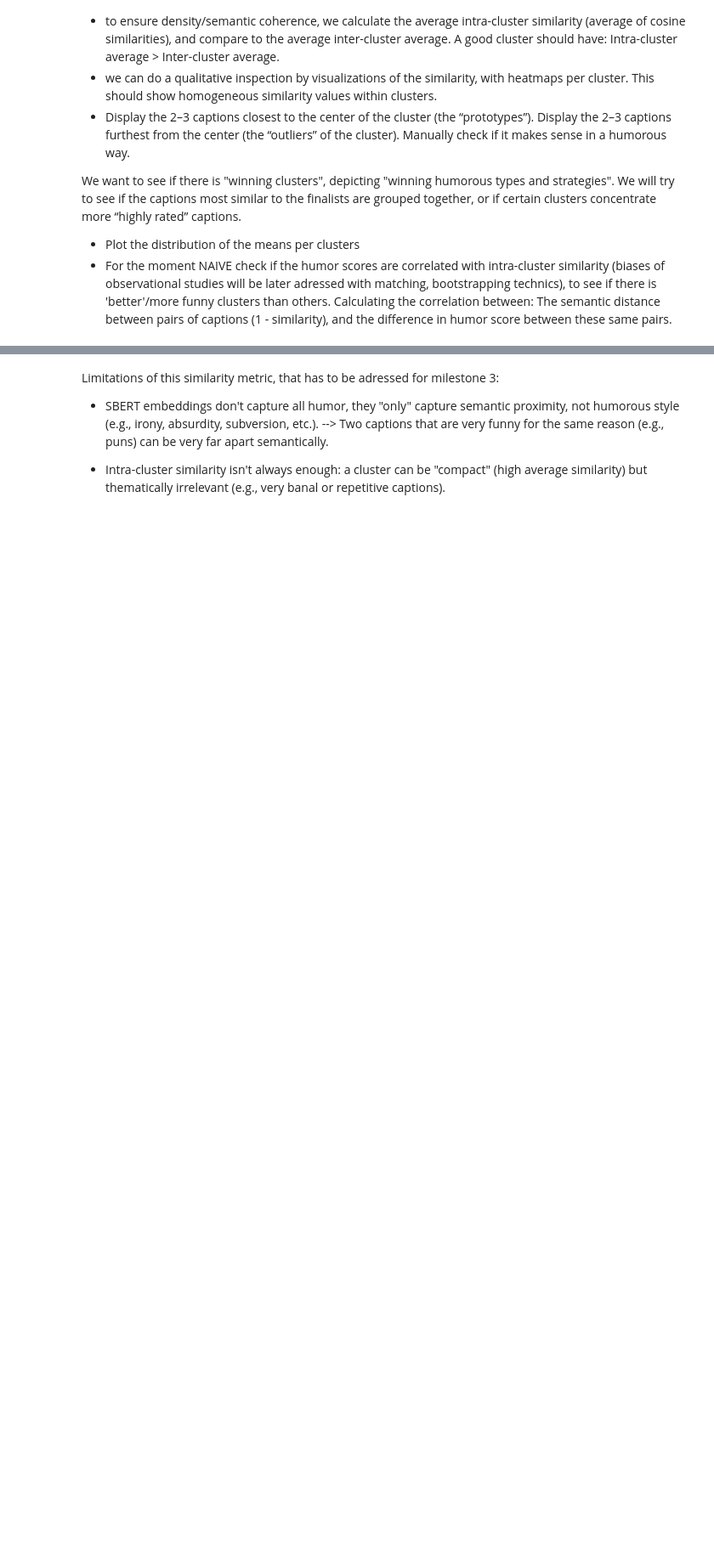
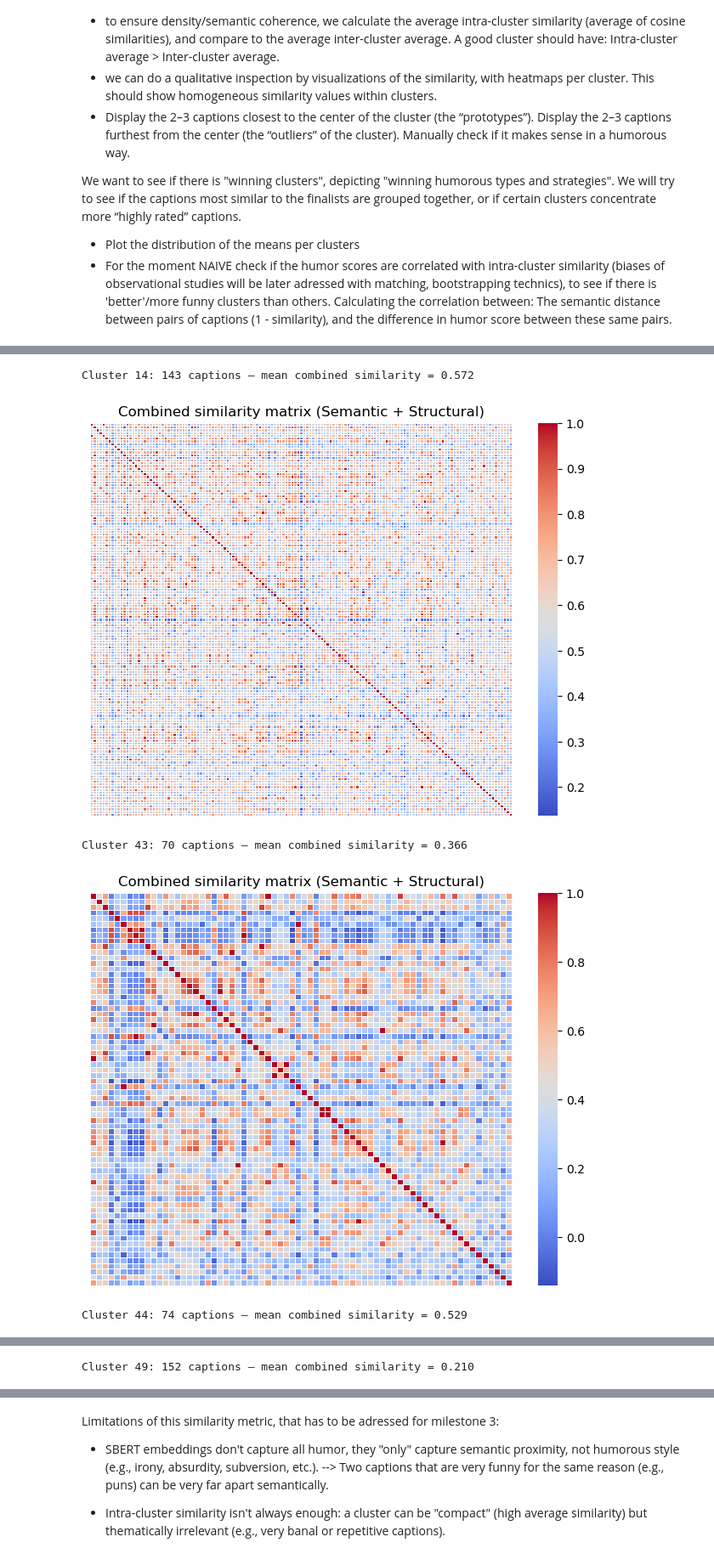
Before and after one commit to epfl-ada/ada-2025-project-adacore42, a Jupyter notebook: results copy.ipynb, the cells around one changed output, grey strips where cells are left out. Shown at 85% size. Saved outputs shown, nothing was run; the diff lists cells and outputs as text; code cells hidden in the pictures; blank space fills up the shorter version.

```diff
--- a/results copy.ipynb
+++ b/results copy.ipynb
@@ -344,0 +337,9 @@ UMAP dimensional reduction
+# %%
+# 2 Analysis of similarity of captions within each clusters to see if the clustering with kNN is working or assigning not good clusters
+sim_results = cluster_model.evaluate_intra_cluster_similarity(df, plot=[14, 43, 44, 49])
+# %% [output]
+Cluster 14: 143 captions — mean combined similarity = 0.572
+[figure, added]
+Cluster 43: 70 captions — mean combined similarity = 0.366
+[figure, added]
+Cluster 44: 74 captions — mean combined similarity = 0.529
@@ -344,0 +347 @@ UMAP dimensional reduction
+Cluster 49: 152 captions — mean combined similarity = 0.210
```
Also changed, not shown: parts of 8 cells of this notebook, 3 other files.
